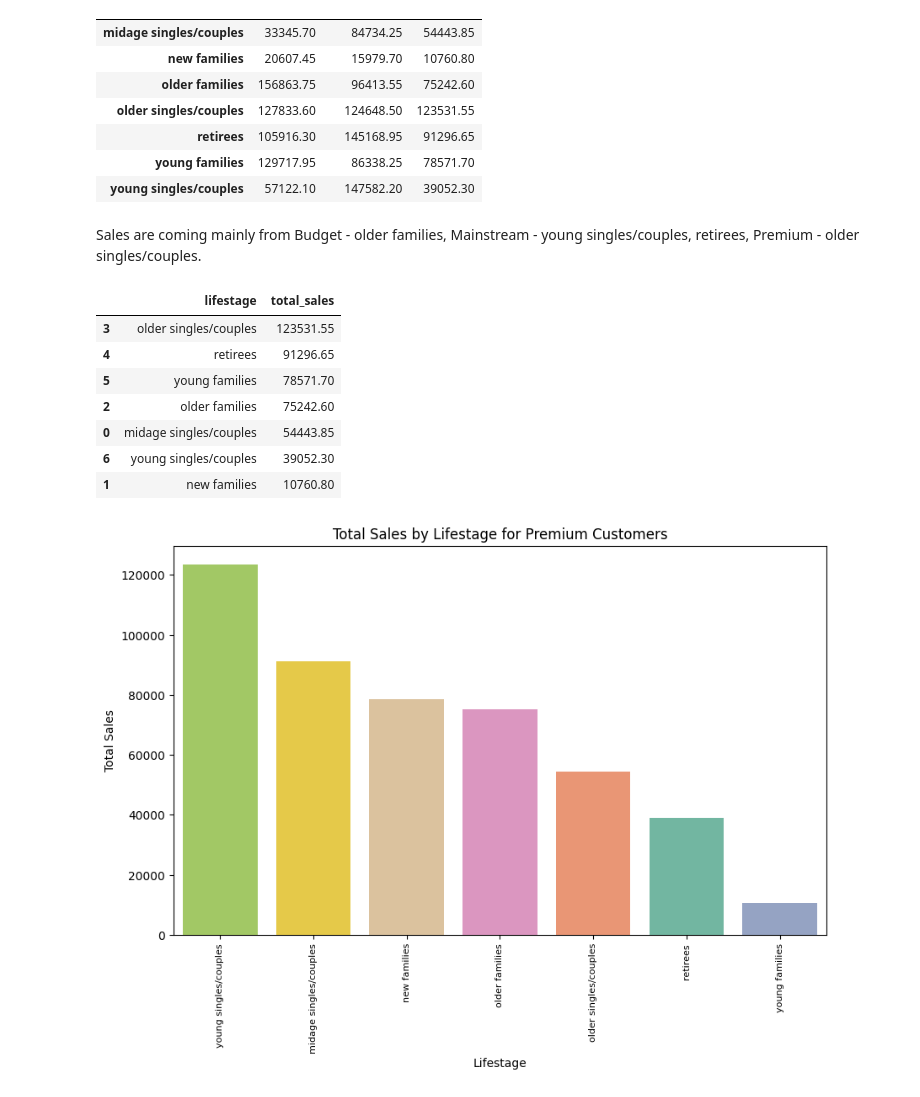
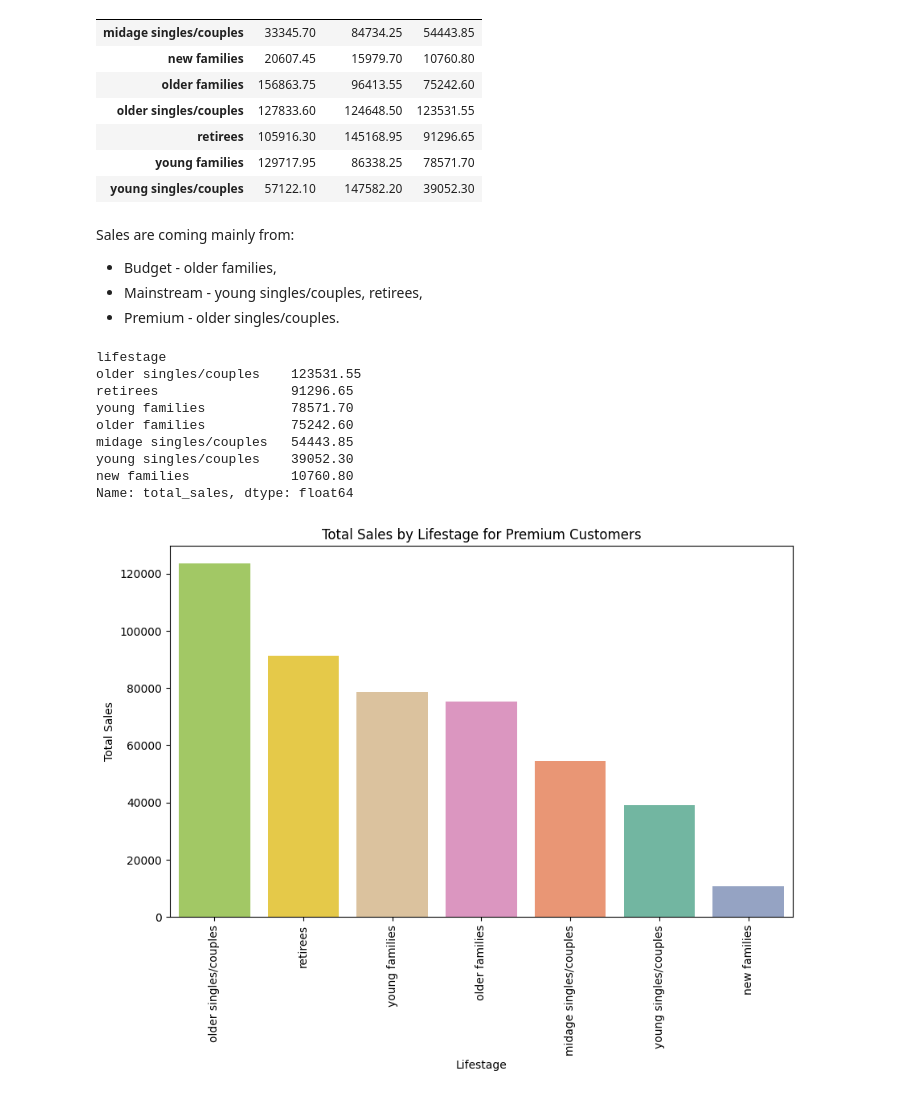
Before and after one commit to 7086600/quantium_project, a Jupyter notebook: quantium.ipynb, the cells around one changed output. Cells and saved outputs as stored; diff of their text form; code cells hidden in the pictures.

Commit message:
refactoring barplot for Premium customer

```diff
--- a/quantium.ipynb
+++ b/quantium.ipynb
@@ -757,52 +753,54 @@ merged_df.groupby(["lifestage", "customer_type"])["total_sales"].sum().unstack()
 | young families | 129717.95 | 86338.25 | 78571.70 |
 | young singles/couples | 57122.10 | 147582.20 | 39052.30 |
 # %% [markdown]
-Sales are coming mainly from Budget - older families, Mainstream - young singles/couples, retirees, Premium - older singles/couples.
+Sales are coming mainly from:
+- Budget - older families,
+- Mainstream - young singles/couples, retirees,
+- Premium - older singles/couples.
 # %%
 # filtering premium customers
 filt_premium_customers = merged_df["customer_type"] == "Premium"
 premium_df = merged_df[filt_premium_customers]
 
 # calculating total sales by lifestage and premium customer
-total_sales_by_lifestage_premium = (
-    premium_df.groupby("lifestage")["total_sales"].agg("sum").reset_index()
+total_sales_by_lifestage_premium = premium_df.groupby("lifestage")["total_sales"].agg(
+    "sum"
 )
-total_sales_by_lifestage_premium.sort_values(
-    by="total_sales", ascending=False, inplace=True
-)
+total_sales_by_lifestage_premium.sort_values(ascending=False, inplace=True)
 total_sales_by_lifestage_premium
 # %% [output]
-|  | lifestage | total_sales |
-| 3 | older singles/couples | 123531.55 |
-| 4 | retirees | 91296.65 |
-| 5 | young families | 78571.70 |
-| 2 | older families | 75242.60 |
-| 0 | midage singles/couples | 54443.85 |
-| 6 | young singles/couples | 39052.30 |
-| 1 | new families | 10760.80 |
+lifestage
+older singles/couples    123531.55
+retirees                 91296.65
+young families           78571.70
+older families           75242.60
+midage singles/couples   54443.85
+young singles/couples    39052.30
+new families             10760.80
+Name: total_sales, dtype: float64
 # %%
 plt.figure(figsize=(10, 6))
 order = (
     premium_df.groupby("lifestage")["total_sales"]
     .sum()
     .sort_values(ascending=False)
     .index
 )
+
 ax = sns.barplot(
     data=premium_df,
     x="lifestage",
     y="total_sales",
     estimator="sum",
     hue="lifestage",
     palette="Set2",
     errorbar=None,
     order=order,
 )
 plt.title("Total Sales by Lifestage for Premium Customers")
 plt.xlabel("Lifestage")
-ax.set_xticks(range(len(premium_df["lifestage"].unique())))
-ax.set_xticklabels(premium_df["lifestage"].unique(), rotation=90, fontsize=8)
+plt.xticks(rotation=90, fontsize=10)
 plt.ylabel("Total Sales")
 plt.show()
 # %% [output]
-[figure, old version]
+[figure, new version]
```
Also changed, not shown: parts of 4 cells of this notebook.
